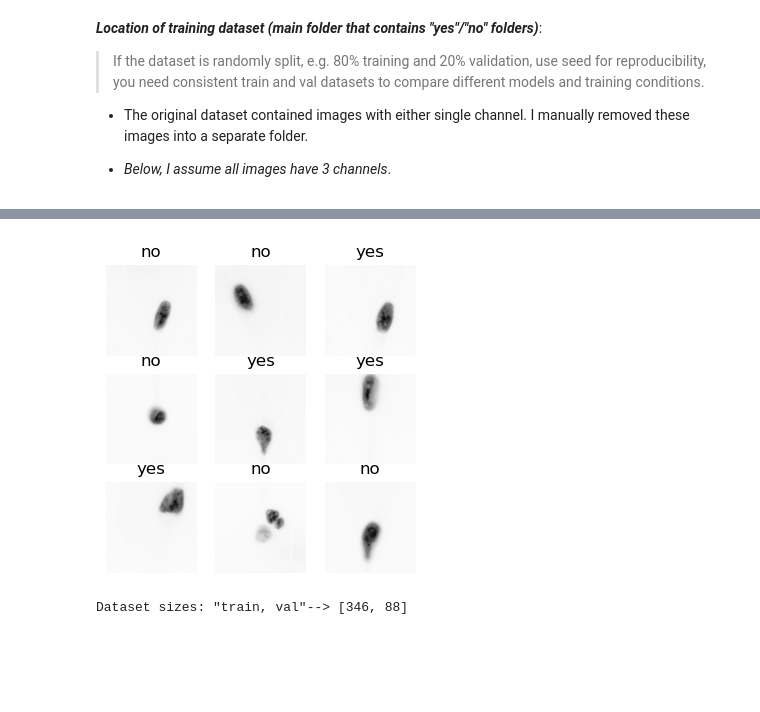
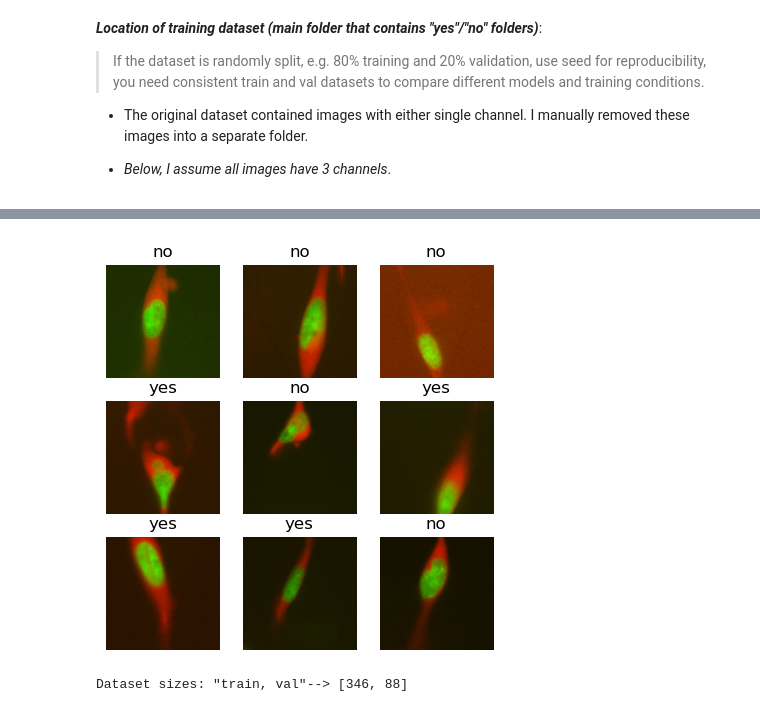
Before and after one commit to mshagirov/cell-migration-code, a Jupyter notebook: 1_train.ipynb, the cells around one changed output, grey strips where cells are left out. Saved outputs shown, nothing was run; the diff lists cells and outputs as text; code cells hidden in the pictures; blank space fills up the shorter version.

Commit message:
added 2 Channel inputs as RGB(1 ch is 0) and zero padded input

```diff
--- a/1_train.ipynb
+++ b/1_train.ipynb
@@ -118,20 +194,20 @@ data_path = Path('../../dataDIR/maria_21072023/dataset/')
 # %%
 # im2 = Resize(224)(PILImage.create(im[0,...,1]))
 # %%
-cell_dataset = DataBlock(blocks=(ImageBlock(cls=PILImageBW), CategoryBlock),
+cell_dataset = DataBlock(blocks=(ImageBlock, CategoryBlock),
                          get_items=get_image_files,
-                         splitter=GrandparentSplitter(),
-                         get_x=imread2pil_train,
+                         splitter=GrandparentSplitter(), # folder names: "train" / "valid"
+                         get_x=imread2pil_RGB,
                          get_y=parent_label,
-                         item_tfms = Resize(224)
+                         item_tfms = Resize(224) # Resize(224,method=ResizeMethod.Pad, pad_mode=PadMode.Zeros)
                         )
 
 # debugging: use `cell_dataset.summary(data_path)`
 # %%
 dls = cell_dataset.dataloaders(data_path)
-dls.show_batch(max_n=9, figsize=(4,4))
+dls.show_batch(max_n=9, figsize=(5,5))
 # %% [output]
-[figure, old version]
+[figure, new version]
 # %%
 print('Dataset sizes: \"train, val\"-->',[len(k) for k in dls.splits])
 # %% [output]
```
Also changed, not shown: parts of 7 cells of this notebook, 2 other files.
